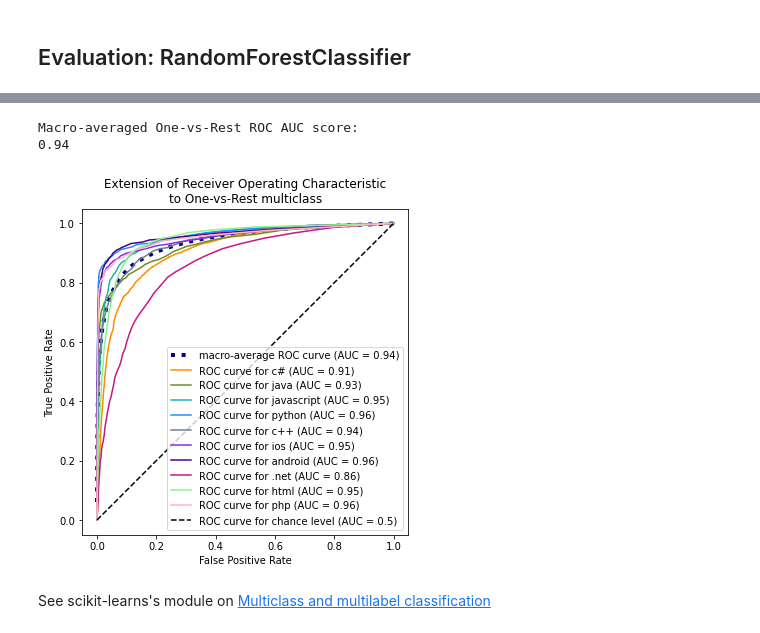
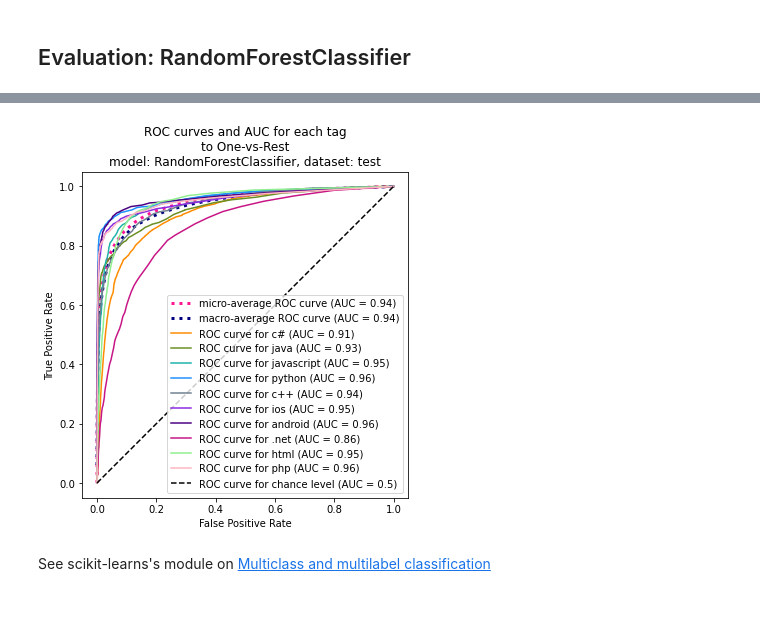
Before and after one commit to ana-bernal/tag-projet_overflow, a Jupyter notebook: tests.ipynb, the cells around one changed output, grey strips where cells are left out. Saved outputs shown, nothing was run; the diff lists cells and outputs as text; code cells hidden in the pictures; blank space fills up the shorter version.

Commit message:
Added file of non-used functions, maybe for later. On tests file defined ROCcurves functions

```diff
--- a/tests.ipynb
+++ b/tests.ipynb
@@ -324,0 +296,2 @@ Macro-averaged One-vs-Rest ROC AUC score:
+# %%
+fpr, tpr, roc_auc = compute_roc_data(y_test,y_pred_test_proba, tag_list)
@@ -368,75 +369,7 @@ plt.show()
-# %%
-from sklearn.metrics import roc_curve, auc
-
-# store the fpr, tpr, and roc_auc for all averaging strategies
-fpr, tpr, roc_auc = dict(), dict(), dict()
-
-for i in range(10):
-    fpr[i], tpr[i], _ = roc_curve(y_test.values[:, i], y_pred_test_proba[:, i])
-    roc_auc[i] = auc(fpr[i], tpr[i])
-
-fpr_grid = np.linspace(0.0, 1.0, 1000)
-
-# Interpolate all ROC curves at these points
-mean_tpr = np.zeros_like(fpr_grid)
-
-for i in range(10):
-    mean_tpr += np.interp(fpr_grid, fpr[i], tpr[i])  # linear interpolation
-
-# Average it and compute AUC
-mean_tpr /= 10
-
-fpr["macro"] = fpr_grid
-tpr["macro"] = mean_tpr
-roc_auc["macro"] = auc(fpr["macro"], tpr["macro"])
-
-print(f"Macro-averaged One-vs-Rest ROC AUC score:\n{roc_auc['macro']:.2f}")
-# %% [output]
-Macro-averaged One-vs-Rest ROC AUC score:
-0.94
-# %%
-from itertools import cycle
-
-fig, ax = plt.subplots(figsize=(6, 6))
-
-plt.plot(
-    fpr["macro"],
-    tpr["macro"],
-    label=f"macro-average ROC curve (AUC = {roc_auc['macro']:.2f})",
-    color="navy",
-    linestyle=":",
-    linewidth=4,
-)
-
-colors = cycle(["darkorange",
-                'olivedrab',
-                'lightseagreen',
-                'dodgerblue',
-                'slategray',
-                'blueviolet',
-                'indigo',
-                'mediumvioletred',
-                'lightgreen',
-                'lightpink'
-                ])
-for (idx,class_id), color in zip(enumerate(tag_list), colors):
-    RocCurveDisplay.from_predictions(
-        y_test[f'tag_{class_id}'].values,
-        y_pred_test_proba[:, idx],
-        name=f"ROC curve for {class_id}",
-        color=color,
-        ax=ax,
-    )
-
-plt.plot([0, 1], [0, 1], "k--", label="ROC curve for chance level (AUC = 0.5)")
-plt.axis("square")
-plt.xlabel("False Positive Rate")
-plt.ylabel("True Positive Rate")
-plt.title("Extension of Receiver Operating Characteristic\nto One-vs-Rest multiclass")
-plt.legend()
-plt.show()
-# %% [output]
-[figure, removed]
+# %%
+plot_roc_curves(fpr,tpr,roc_auc,'RandomForestClassifier', 'test')
+# %% [output]
+[figure, added]
 # %% [markdown]
 See scikit-learns's module on [Multiclass and multilabel classification](https://scikit-learn.org/stable/modules/model_evaluation.html#multiclass-and-multilabel-classification)
 # %%
```
Also changed, not shown: parts of 16 cells of this notebook, 1 other file.
